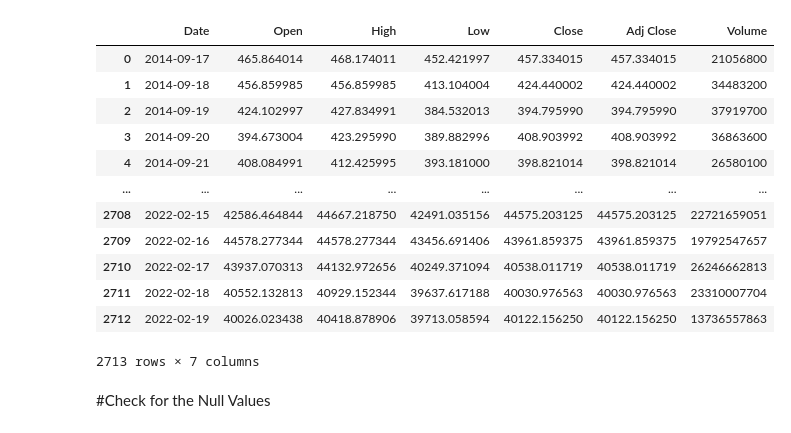
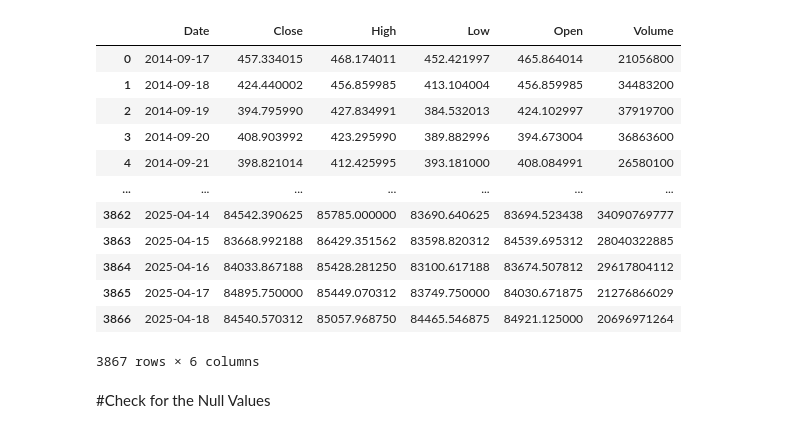
Before and after one commit to Sina-Akhavi/bitcoin-timeseries-Forecasting, a Jupyter notebook: bitcoin_forecasting_using_lstm.ipynb, the cells around one changed output. Drawn from its saved outputs; the diff is of its cells as text; code cells hidden in the pictures.

```diff
--- a/bitcoin_forecasting_using_lstm.ipynb
+++ b/bitcoin_forecasting_using_lstm.ipynb
@@ -6,39 +6,39 @@ os.chdir('./sample_data')
 # %%
 import pandas as pd
 import numpy as np
 import math
 import datetime as dt
 import matplotlib.pyplot as plt
 from itertools import cycle
 import plotly.graph_objects as go
 import plotly.express as px
 from plotly.subplots import make_subplots
 # ------------------------------------------------
 from sklearn.preprocessing import MinMaxScaler
 from sklearn.metrics import mean_squared_error, mean_absolute_error
 # ------------------------------------------------
 import tensorflow as tf
 from tensorflow.keras.models import Sequential
 from tensorflow.keras.layers import Dense, Dropout, LSTM
 
 
-maindf = pd.read_csv('./BTC-USD.csv')
+maindf = pd.read_csv('./btc_data.csv')
 
 maindf
 # %% [output]
-|  | Date | Open | High | Low | Close | Adj Close | Volume |
-| 0 | 2014-09-17 | 465.864014 | 468.174011 | 452.421997 | 457.334015 | 457.334015 | 21056800 |
-| 1 | 2014-09-18 | 456.859985 | 456.859985 | 413.104004 | 424.440002 | 424.440002 | 34483200 |
-| 2 | 2014-09-19 | 424.102997 | 427.834991 | 384.532013 | 394.795990 | 394.795990 | 37919700 |
-| 3 | 2014-09-20 | 394.673004 | 423.295990 | 389.882996 | 408.903992 | 408.903992 | 36863600 |
-| 4 | 2014-09-21 | 408.084991 | 412.425995 | 393.181000 | 398.821014 | 398.821014 | 26580100 |
-| ... | ... | ... | ... | ... | ... | ... | ... |
-| 2708 | 2022-02-15 | 42586.464844 | 44667.218750 | 42491.035156 | 44575.203125 | 44575.203125 | 22721659051 |
-| 2709 | 2022-02-16 | 44578.277344 | 44578.277344 | 43456.691406 | 43961.859375 | 43961.859375 | 19792547657 |
-| 2710 | 2022-02-17 | 43937.070313 | 44132.972656 | 40249.371094 | 40538.011719 | 40538.011719 | 26246662813 |
-| 2711 | 2022-02-18 | 40552.132813 | 40929.152344 | 39637.617188 | 40030.976563 | 40030.976563 | 23310007704 |
-| 2712 | 2022-02-19 | 40026.023438 | 40418.878906 | 39713.058594 | 40122.156250 | 40122.156250 | 13736557863 |
+|  | Date | Close | High | Low | Open | Volume |
+| 0 | 2014-09-17 | 457.334015 | 468.174011 | 452.421997 | 465.864014 | 21056800 |
+| 1 | 2014-09-18 | 424.440002 | 456.859985 | 413.104004 | 456.859985 | 34483200 |
+| 2 | 2014-09-19 | 394.795990 | 427.834991 | 384.532013 | 424.102997 | 37919700 |
+| 3 | 2014-09-20 | 408.903992 | 423.295990 | 389.882996 | 394.673004 | 36863600 |
+| 4 | 2014-09-21 | 398.821014 | 412.425995 | 393.181000 | 408.084991 | 26580100 |
+| ... | ... | ... | ... | ... | ... | ... |
+| 3862 | 2025-04-14 | 84542.390625 | 85785.000000 | 83690.640625 | 83694.523438 | 34090769777 |
+| 3863 | 2025-04-15 | 83668.992188 | 86429.351562 | 83598.820312 | 84539.695312 | 28040322885 |
+| 3864 | 2025-04-16 | 84033.867188 | 85428.281250 | 83100.617188 | 83674.507812 | 29617804112 |
+| 3865 | 2025-04-17 | 84895.750000 | 85449.070312 | 83749.750000 | 84030.671875 | 21276866029 |
+| 3866 | 2025-04-18 | 84540.570312 | 85057.968750 | 84465.546875 | 84921.125000 | 20696971264 |
-2713 rows × 7 columns
+3867 rows × 6 columns
 # %% [markdown]
 #Check for the Null Values
 # %%
```
Also changed, not shown: parts of 6 cells of this notebook.
